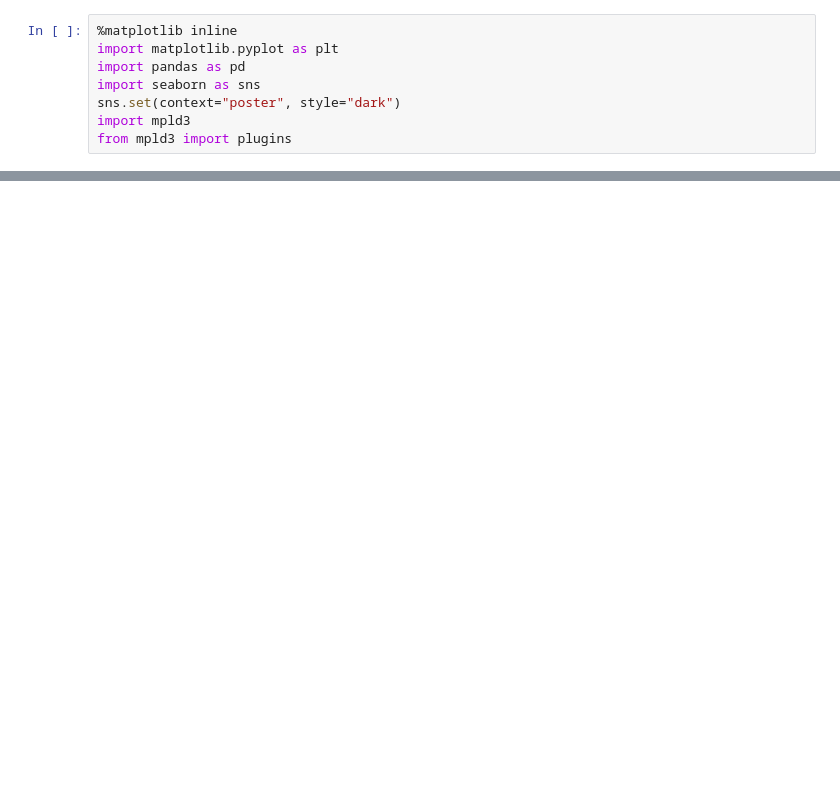
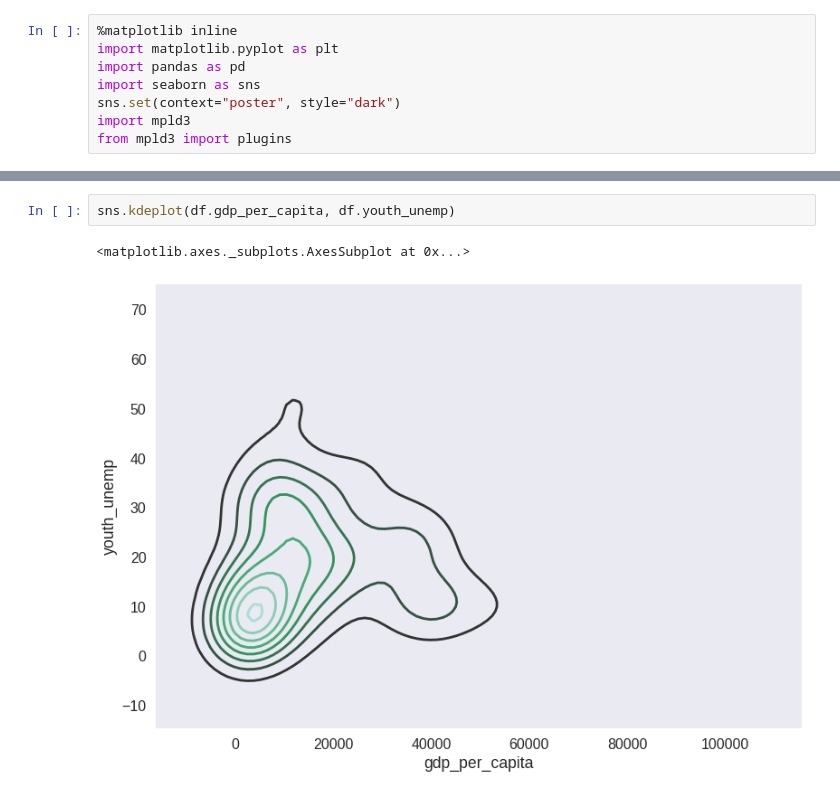
Before and after one commit to aflyax/Python, a Jupyter notebook: min_wage/min_wage_unemployment.ipynb, the cells around one changed output, grey strips where cells are left out. Cells and saved outputs as stored; diff of their text form; blank space fills up the shorter version.

```diff
--- a/min_wage/min_wage_unemployment.ipynb
+++ b/min_wage/min_wage_unemployment.ipynb
@@ -140,0 +656,5 @@ mpld3.display()
+# %%
+sns.kdeplot(df.gdp_per_capita, df.youth_unemp)
+# %% [output]
+<matplotlib.axes._subplots.AxesSubplot at 0x...>
+[figure, added]
```
Also changed, not shown: parts of 23 cells of this notebook, 1 other file.
